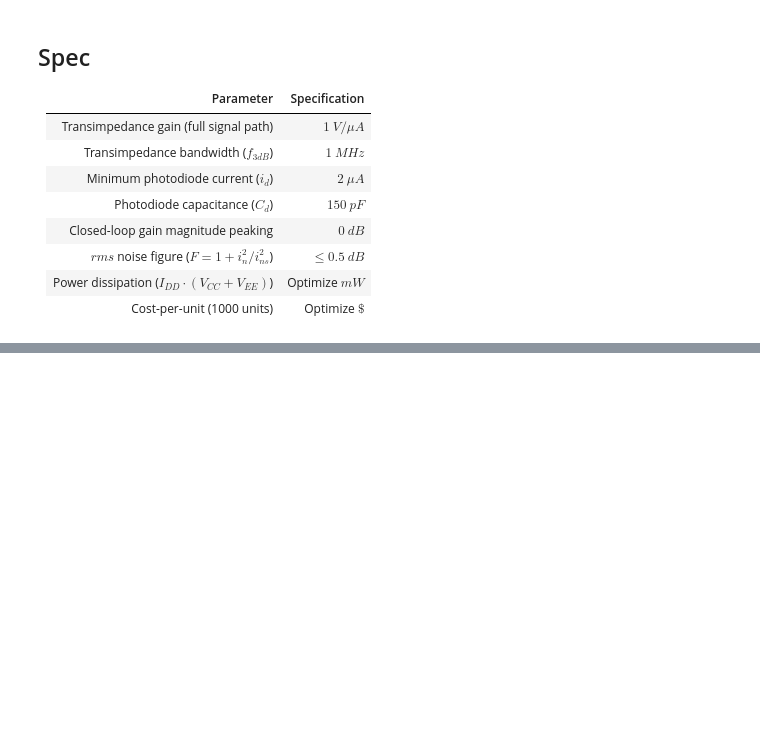
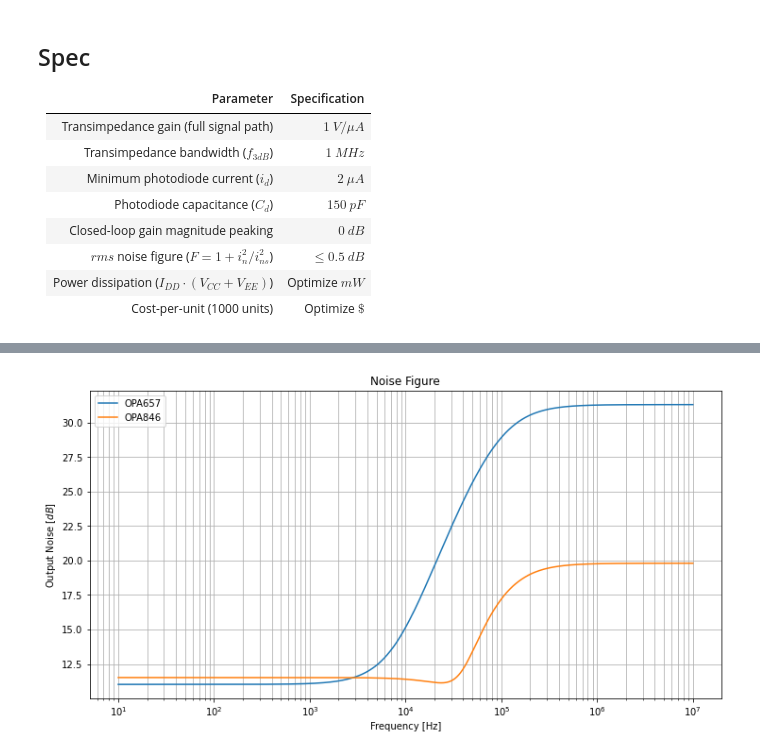
Before and after one commit to kegedy/EE538.1, a Jupyter notebook: kevin/project/check-in-presentation.ipynb, the cells around one changed output, grey strips where cells are left out. Saved outputs shown, nothing was run; the diff lists cells and outputs as text; code cells hidden in the pictures; blank space fills up the shorter version.

```diff
--- a/kevin/project/check-in-presentation.ipynb
+++ b/kevin/project/check-in-presentation.ipynb
@@ -0,0 +19,10 @@
+# %%
+k = 1.38e-23
+T = 300
+q = 1.602e-19
+V_T = k*T/q
+f_enb = 1e6
+
+# Photodiode
+Cd = 150*1e-12
+Id = 2*1e-6
@@ -0,0 +53,7 @@
+# %%
+Rf = 100
+ft = 2*1e6
+C_TIA = 5*1e-12
+Cd = 150*1e-12
+Id = 2*1e-6
+f1(Rf,ft,C_TIA,Cd,Id)
@@ -55,0 +346,22 @@ range of the OPA846."
+# %%
+H = sp.Matrix([10*sp.log(1+noise_sq/i_ns,10)])
+H1 = H.subs(components1)
+H2 = H.subs(components2)
+H1 = lambdify(s,H1,modules='numpy')
+H1 = H1(1j*w)
+H1 = H1[0][0]
+H2 = lambdify(s,H2,modules='numpy')
+H2 = H2(1j*w)
+H2 = H2[0][0]
+# %%
+fig, ax = plt.subplots(figsize=(12,6))
+ax.set_title('Noise Figure')
+ax.semilogx(f, abs(H1),label=r'OPA657')
+ax.semilogx(f, abs(H2),label=r'OPA846')
+ax.set_ylabel(r'Output Noise [$dB$]')
+ax.set_xlabel('Frequency [Hz]')
+ax.grid(which='both', axis='both')
+ax.legend()
+plt.show();
+# %% [output]
+[figure, added]
```
Also changed, not shown: parts of 20 cells of this notebook, 3 other files.
